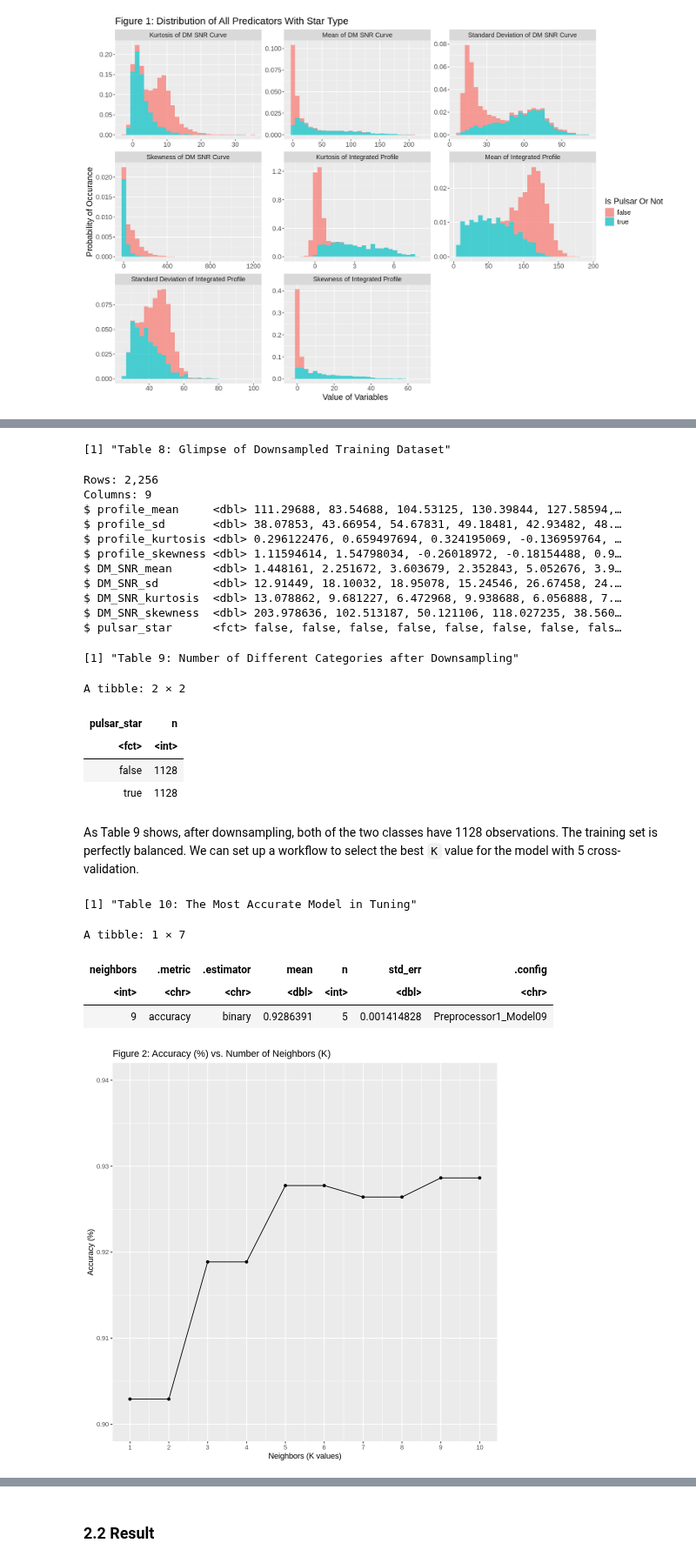
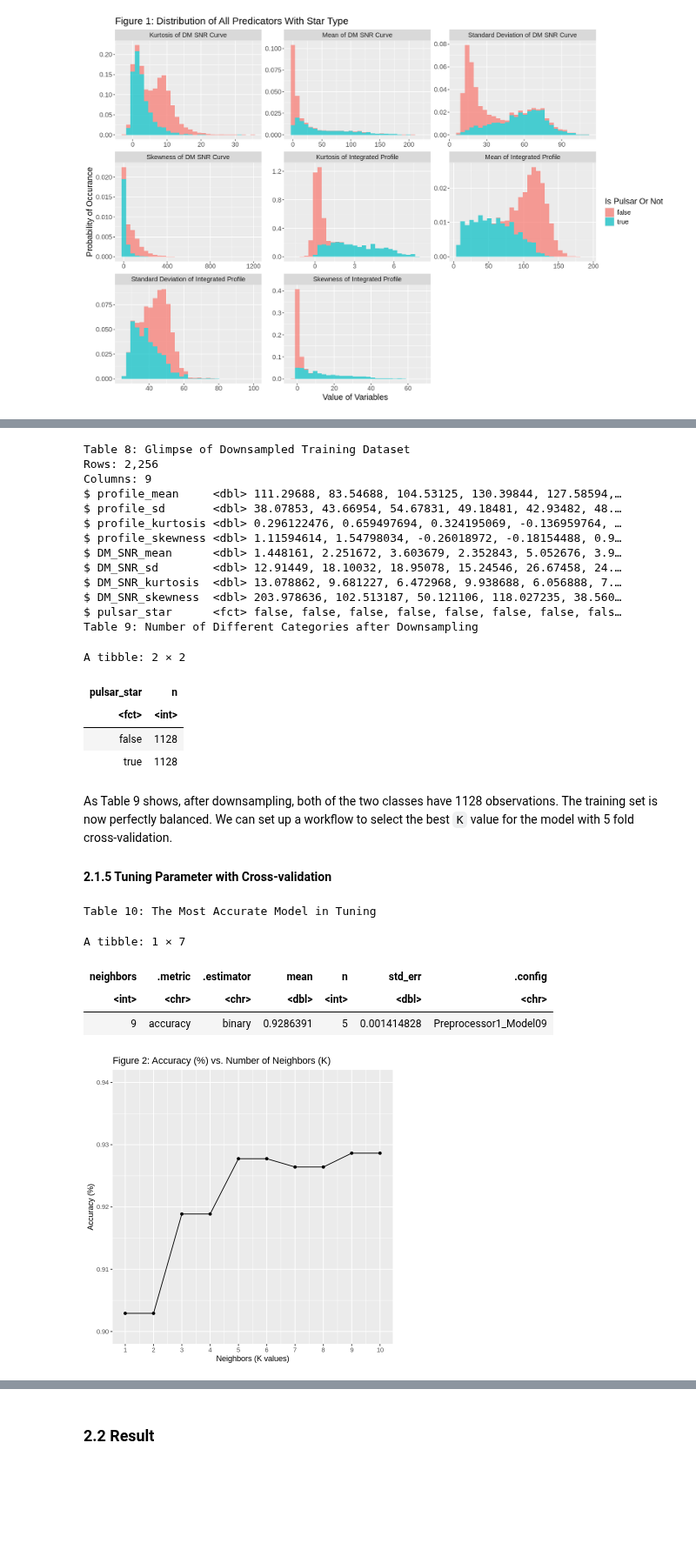
Before and after one commit to Lmh-java/dsci-100-2023w2-group-034, a Jupyter notebook: group_report.ipynb, the cells around one changed output, grey strips where cells are left out. Shown at 87% size. Drawn from its saved outputs; the diff is of its cells as text; code cells hidden in the pictures; blank space fills up the shorter version.

```diff
--- a/group_report.ipynb
+++ b/group_report.ipynb
@@ -243,31 +269,33 @@ downsample_recipe <- recipe(pulsar_star ~ ., data=pulsar_train) |>
 pulsar_train_downsampled <- downsample_recipe |>
     bake(new_data=NULL)
 
-sprintf("Table 8: Glimpse of Downsampled Training Dataset")
+cat("Table 8: Glimpse of Downsampled Training Dataset \n")
 glimpse(pulsar_train_downsampled)
-sprintf("Table 9: Number of Different Categories after Downsampling")
+cat("Table 9: Number of Different Categories after Downsampling \n")
 count(pulsar_train_downsampled, pulsar_star)
 # %% [output]
-[1] "Table 8: Glimpse of Downsampled Training Dataset"
+Table 8: Glimpse of Downsampled Training Dataset
+Rows: 2,256
+Columns: 9
+$ profile_mean     <dbl> 111.29688, 83.54688, 104.53125, 130.39844, 127.58594,…
+$ profile_sd       <dbl> 38.07853, 43.66954, 54.67831, 49.18481, 42.93482, 48.…
+$ profile_kurtosis <dbl> 0.296122476, 0.659497694, 0.324195069, -0.136959764, …
+$ profile_skewness <dbl> 1.11594614, 1.54798034, -0.26018972, -0.18154488, 0.9…
+$ DM_SNR_mean      <dbl> 1.448161, 2.251672, 3.603679, 2.352843, 5.052676, 3.9…
+$ DM_SNR_sd        <dbl> 12.91449, 18.10032, 18.95078, 15.24546, 26.67458, 24.…
+$ DM_SNR_kurtosis  <dbl> 13.078862, 9.681227, 6.472968, 9.938688, 6.056888, 7.…
+$ DM_SNR_skewness  <dbl> 203.978636, 102.513187, 50.121106, 118.027235, 38.560…
+$ pulsar_star      <fct> false, false, false, false, false, false, false, fals…
+Table 9: Number of Different Categories after Downsampling
-Rows: 2,256
-Columns: 9
-$ profile_mean     <dbl> 111.29688, 83.54688, 104.53125, 130.39844, 127.58594,…
-$ profile_sd       <dbl> 38.07853, 43.66954, 54.67831, 49.18481, 42.93482, 48.…
-$ profile_kurtosis <dbl> 0.296122476, 0.659497694, 0.324195069, -0.136959764, …
-$ profile_skewness <dbl> 1.11594614, 1.54798034, -0.26018972, -0.18154488, 0.9…
-$ DM_SNR_mean      <dbl> 1.448161, 2.251672, 3.603679, 2.352843, 5.052676, 3.9…
-$ DM_SNR_sd        <dbl> 12.91449, 18.10032, 18.95078, 15.24546, 26.67458, 24.…
-$ DM_SNR_kurtosis  <dbl> 13.078862, 9.681227, 6.472968, 9.938688, 6.056888, 7.…
-$ DM_SNR_skewness  <dbl> 203.978636, 102.513187, 50.121106, 118.027235, 38.560…
-$ pulsar_star      <fct> false, false, false, false, false, false, false, fals…
+A tibble: 2 × 2
-[1] "Table 9: Number of Different Categories after Downsampling"
-A tibble: 2 × 2
 | pulsar_star | n |
 | <fct> | <int> |
 | false | 1128 |
 | true | 1128 |
 # %% [markdown]
-As Table 9 shows, after downsampling, both of the two classes have 1128 observations. The training set is perfectly balanced. We can set up a workflow to select the best `K` value for the model with 5 cross-validation.
+As Table 9 shows, after downsampling, both of the two classes have 1128 observations. The training set is now perfectly balanced. We can set up a workflow to select the best `K` value for the model with 5 fold cross-validation.
+
+#### 2.1.5 Tuning Parameter with Cross-validation
 # %%
 # set up model specification
 knn_spec <- nearest_neighbor(weight_func="rectangular", neighbors=tune()) |>
@@ -290,30 +318,30 @@ tuning_result <- workflow() |>
     add_model(knn_spec) |>
     tune_grid(resamples=pulsar_vfold, grid=kvals) |>
     collect_metrics()
-sprintf("Table 10: The Most Accurate Model in Tuning")
+cat("Table 10: The Most Accurate Model in Tuning")
 tuning_result |>
     filter(.metric=="accuracy") |>
     arrange(desc(mean)) |>
     slice(1)
 # %% [output]
-[1] "Table 10: The Most Accurate Model in Tuning"
+Table 10: The Most Accurate Model in Tuning
 A tibble: 1 × 7
 | neighbors | .metric | .estimator | mean | n | std_err | .config |
 | <int> | <chr> | <chr> | <dbl> | <int> | <dbl> | <chr> |
 | 9 | accuracy | binary | 0.9286391 | 5 | 0.001414828 | Preprocessor1_Model09 |
 # %%
 # Visualize the tuning result
-options(repr.plot.width=8, repr.plot.height=8)
+options(repr.plot.width=6, repr.plot.height=6)
 accuracy_plot <- tuning_result |>
       filter(.metric == "accuracy") |>
       ggplot(aes(x = neighbors, y = mean))+
       geom_point() +
       geom_line() +
       labs(x = "Neighbors (K values)", y = "Accuracy (%)") +
       scale_x_continuous(breaks = seq(1, 10, by = 1)) +
       scale_y_continuous(limits = c(0.90, 0.94)) +
       ggtitle("Figure 2: Accuracy (%) vs. Number of Neighbors (K)")
 accuracy_plot
 # %% [output]
-[figure, old version]
+[figure, new version]
 # %% [markdown]
```
Also changed, not shown: parts of 26 cells of this notebook.
